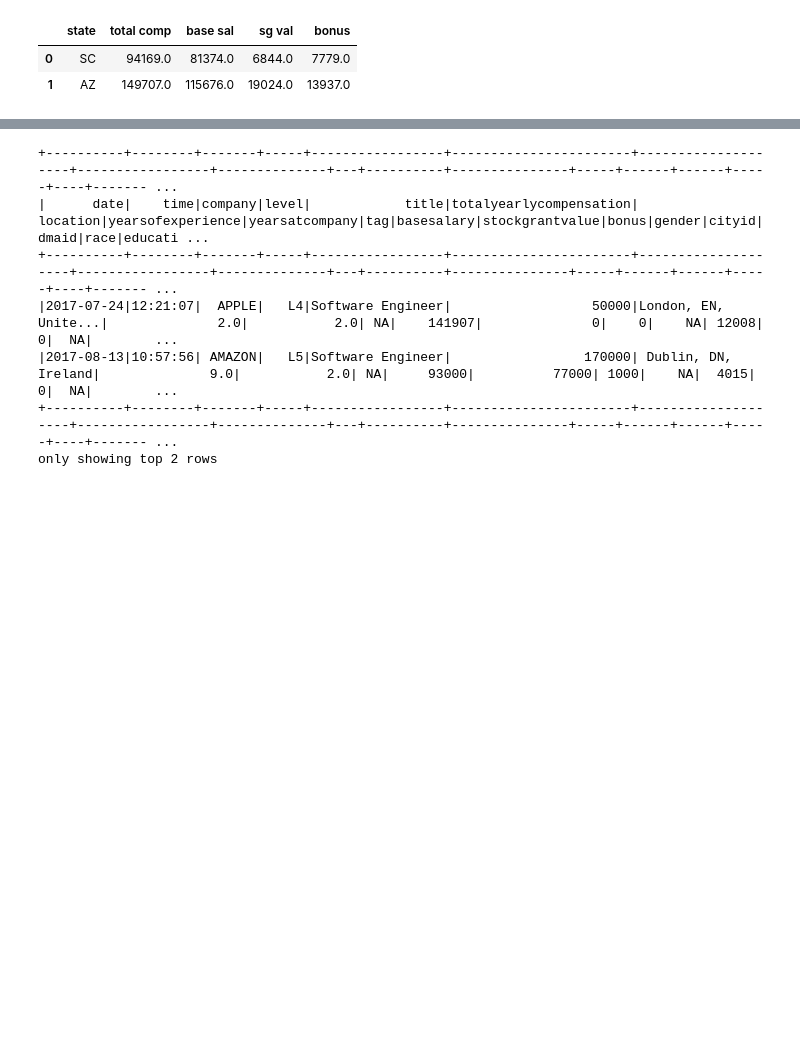
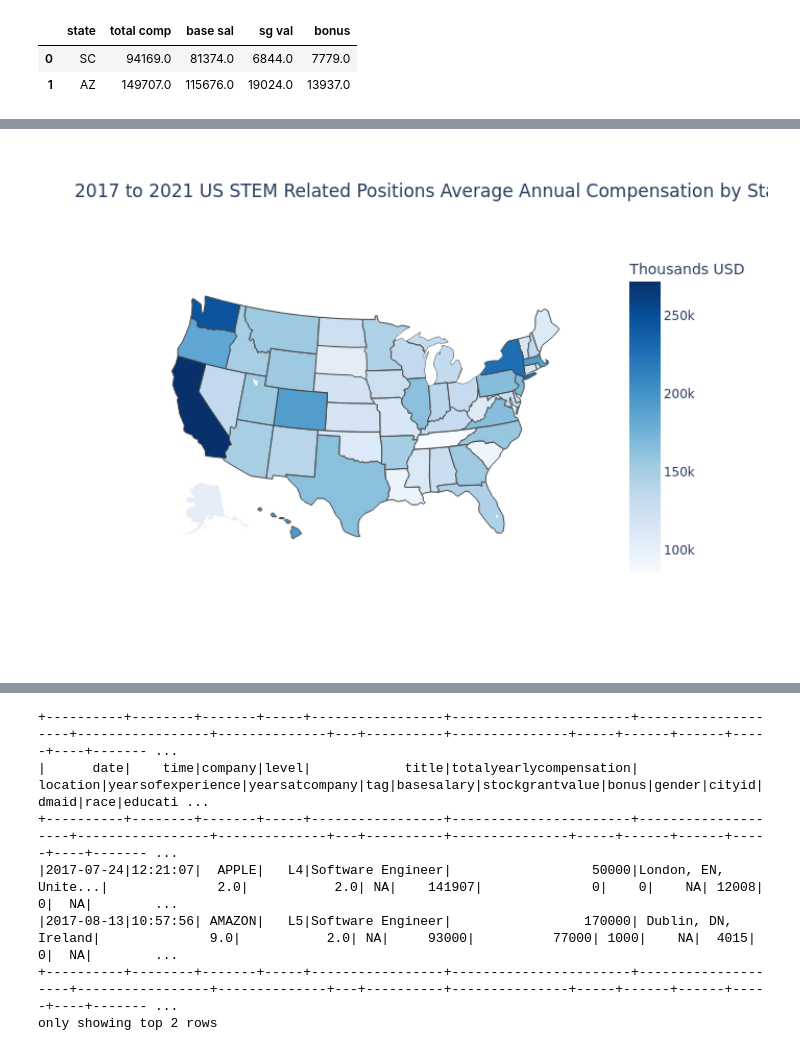
Before and after one commit to scummins00/ca4022_assignment_3, a Jupyter notebook: book/_build/jupyter_execute/State Level Salary Comparison.ipynb, the cells around one changed output, grey strips where cells are left out. Saved outputs shown, nothing was run; the diff lists cells and outputs as text; code cells hidden in the pictures; blank space fills up the shorter version.

```diff
--- a/book/_build/jupyter_execute/State Level Salary Comparison.ipynb
+++ b/book/_build/jupyter_execute/State Level Salary Comparison.ipynb
@@ -179,5 +180,11 @@ fig.update_layout(
 fig
 # %% [output]
 [interactive output not drawn]
+# %%
+from IPython.display import Image
+PATH = "../Graph Outputs/us-states.png"
+Image(filename=PATH, width=900)
+# %% [output]
+[figure, added]
 # %% [markdown]
 ### Graph Analysis
```
Also changed, not shown: parts of 2 cells of this notebook, 15 other files.
